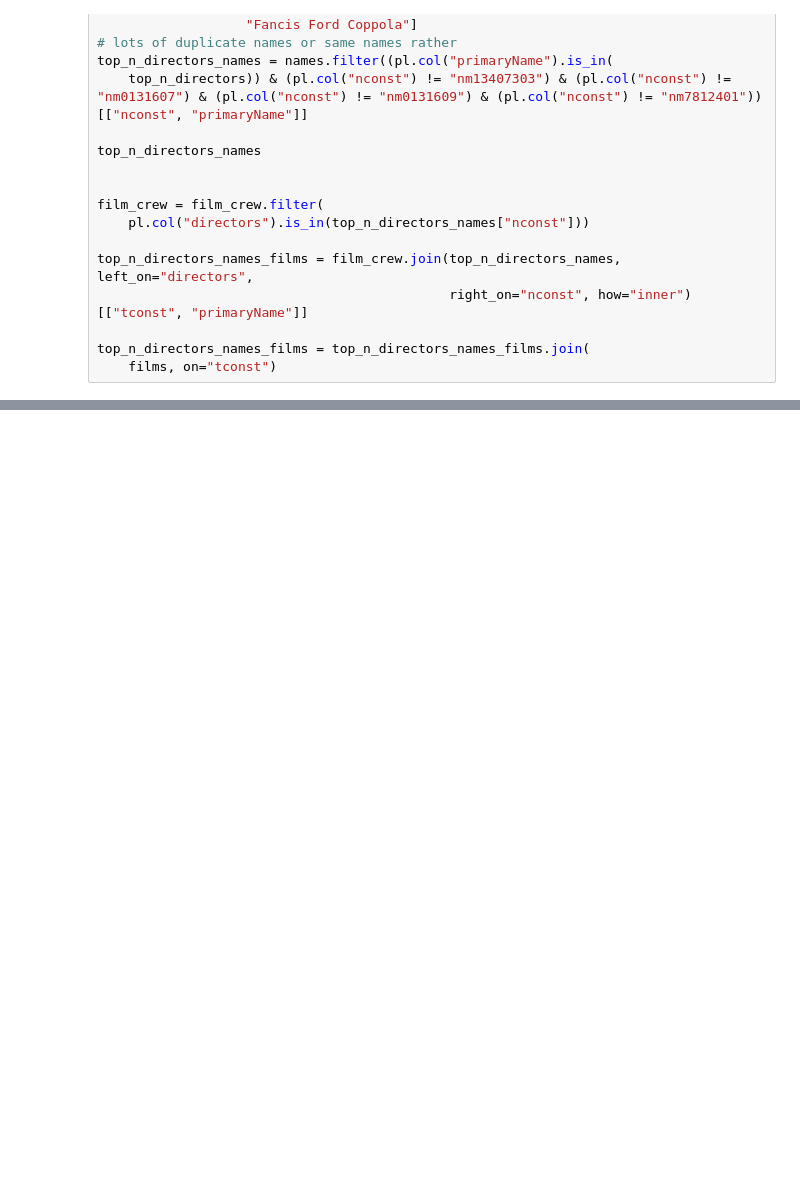
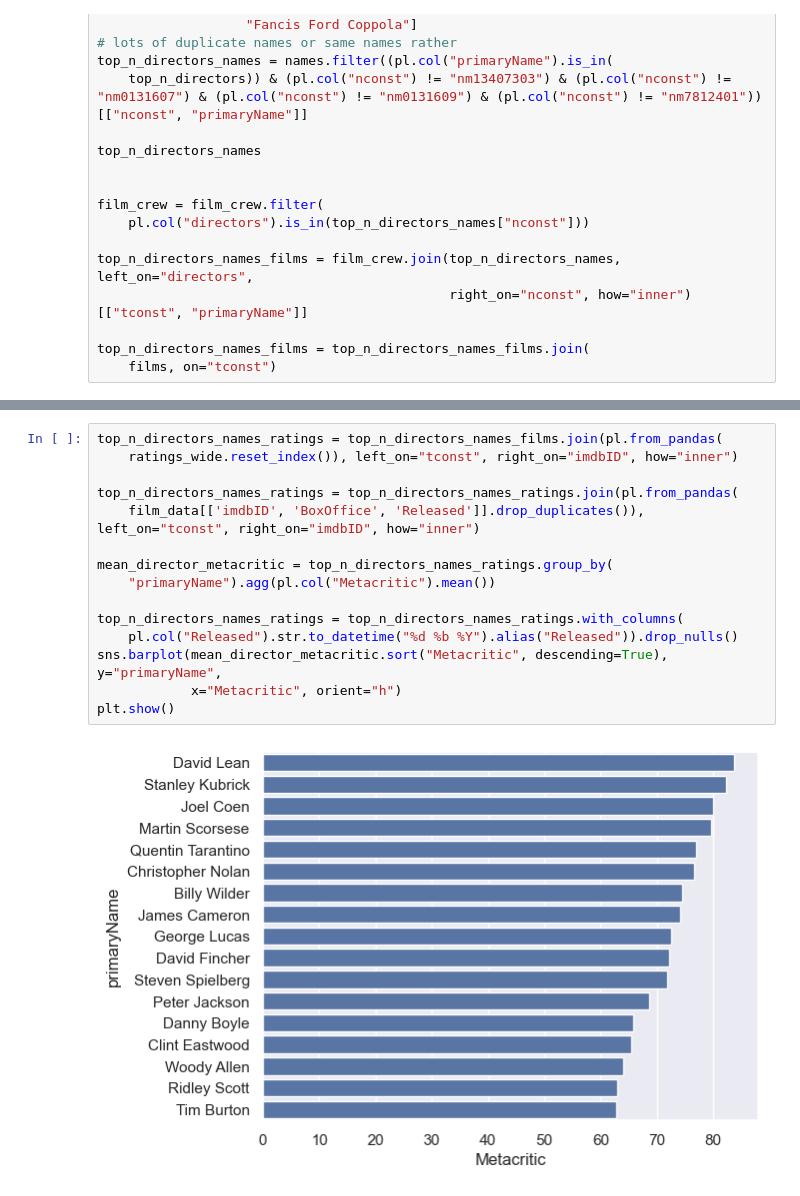
Before and after one commit to bradk54/IMDB_Fun, a Jupyter notebook: Notebooks/2_0_EDA.ipynb, the cells around one changed output, grey strips where cells are left out. Drawn from its saved outputs; the diff is of its cells as text; blank space fills up the shorter version.

```diff
--- a/Notebooks/2_0_EDA.ipynb
+++ b/Notebooks/2_0_EDA.ipynb
@@ -139,0 +158,17 @@ response_to_df(movie_data).to_csv(
+# %%
+top_n_directors_names_ratings = top_n_directors_names_films.join(pl.from_pandas(
+    ratings_wide.reset_index()), left_on="tconst", right_on="imdbID", how="inner")
+
+top_n_directors_names_ratings = top_n_directors_names_ratings.join(pl.from_pandas(
+    film_data[['imdbID', 'BoxOffice', 'Released']].drop_duplicates()), left_on="tconst", right_on="imdbID", how="inner")
+
+mean_director_metacritic = top_n_directors_names_ratings.group_by(
+    "primaryName").agg(pl.col("Metacritic").mean())
+
+top_n_directors_names_ratings = top_n_directors_names_ratings.with_columns(
+    pl.col("Released").str.to_datetime("%d %b %Y").alias("Released")).drop_nulls()
+sns.barplot(mean_director_metacritic.sort("Metacritic", descending=True), y="primaryName",
+            x="Metacritic", orient="h")
+plt.show()
+# %% [output]
+[figure, added]
```
Also changed, not shown: parts of 19 cells of this notebook, 4 other files.
